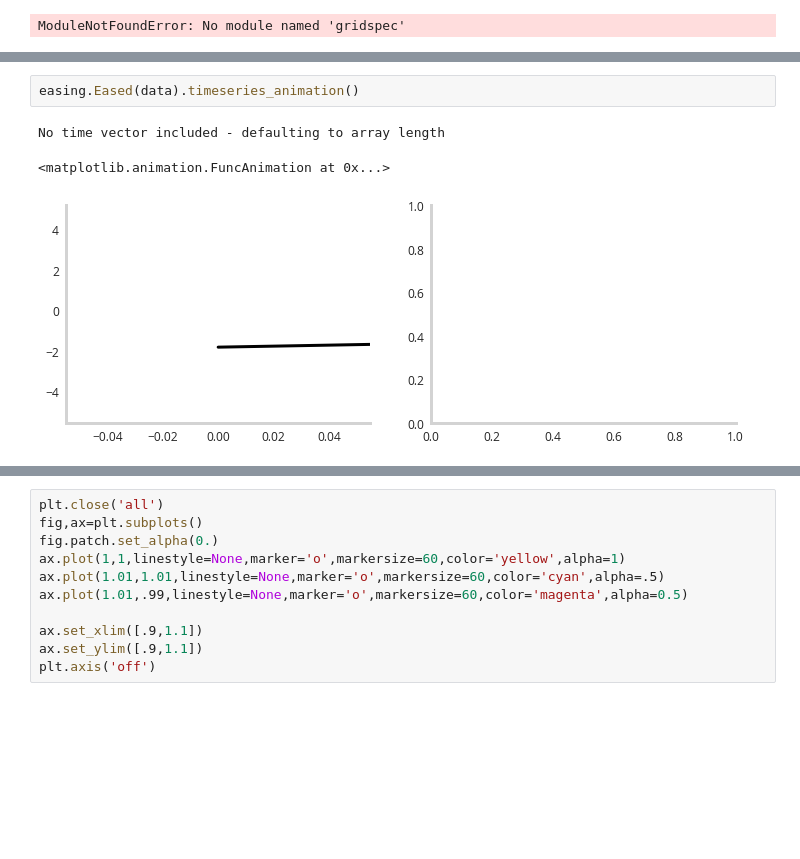
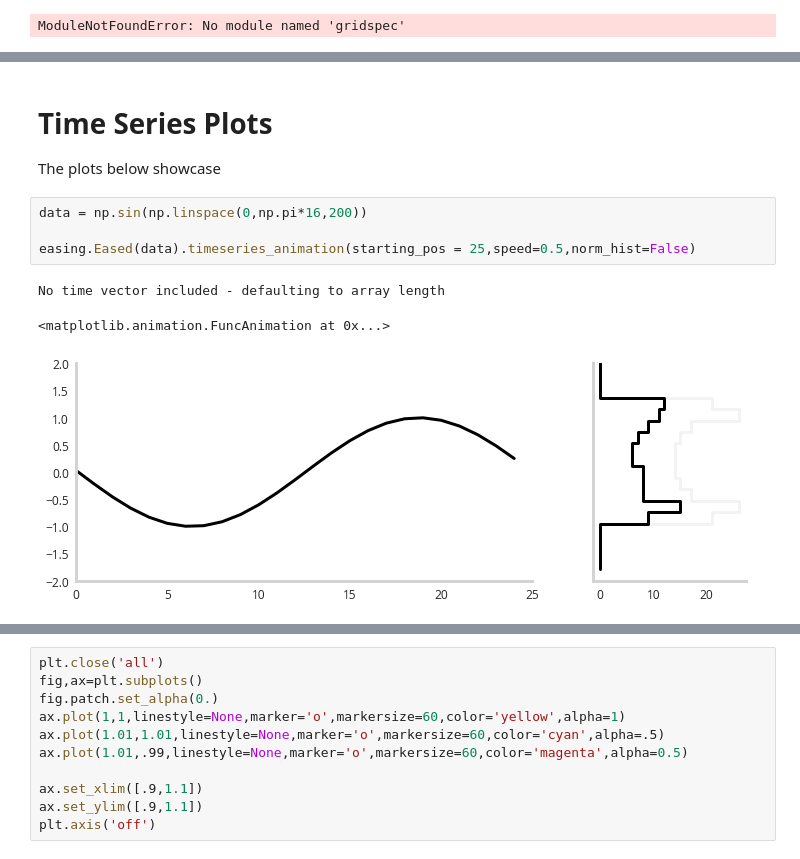
Before and after one commit to NicholasARossi/Easing-Animations-with-Python, a Jupyter notebook: animation_playground.ipynb, the cells around one changed output, grey strips where cells are left out. Saved outputs shown, nothing was run; the diff lists cells and outputs as text; blank space fills up the shorter version.

```diff
--- a/animation_playground.ipynb
+++ b/animation_playground.ipynb
@@ -70,6 +111,11 @@ ax[0].plot(data[:starting_pos])
-# %%
-easing.Eased(data).timeseries_animation()
-# %% [output]
-No time vector included - defaulting to array length
-<matplotlib.animation.FuncAnimation at 0x...>
-[figure, removed]
+# %% [markdown]
+# Time Series Plots
+The plots below showcase
+# %%
+data = np.sin(np.linspace(0,np.pi*16,200))
+
+easing.Eased(data).timeseries_animation(starting_pos = 25,speed=0.5,norm_hist=False)
+# %% [output]
+No time vector included - defaulting to array length
+<matplotlib.animation.FuncAnimation at 0x...>
+[figure, added]
```
Also changed, not shown: parts of 17 cells of this notebook, 3 other files.
